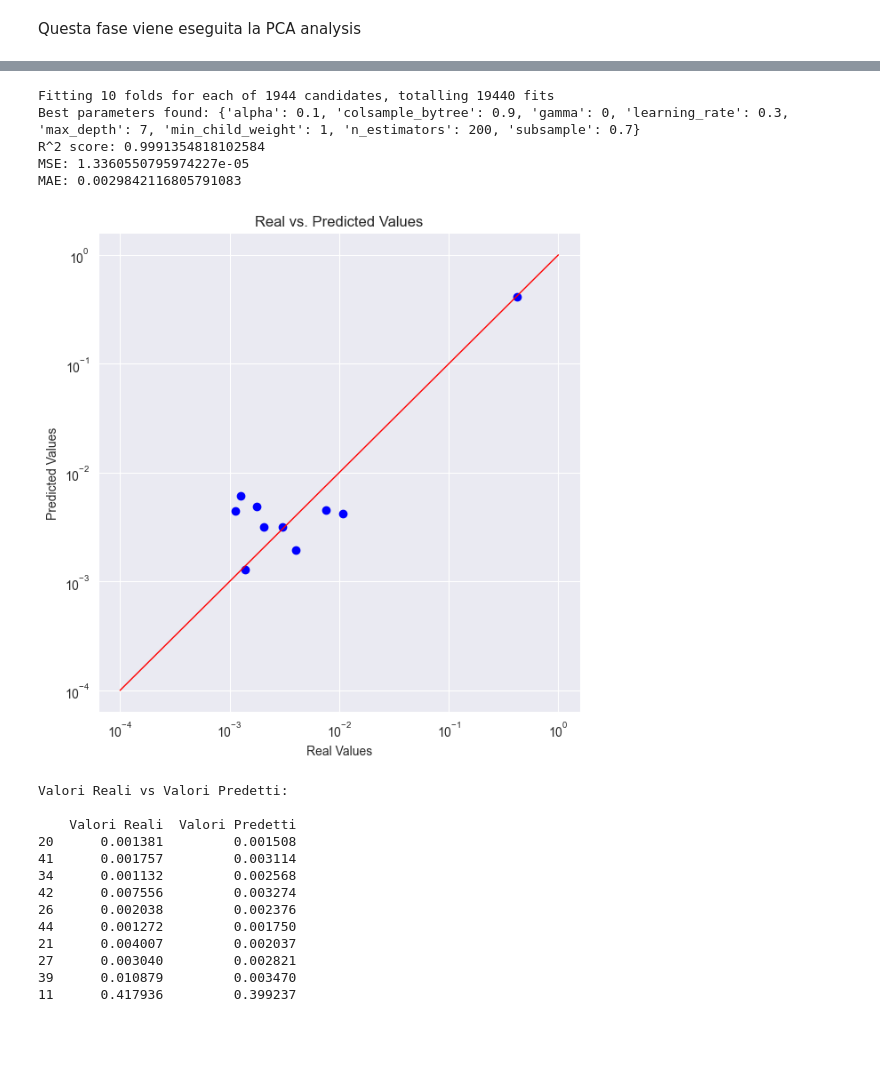
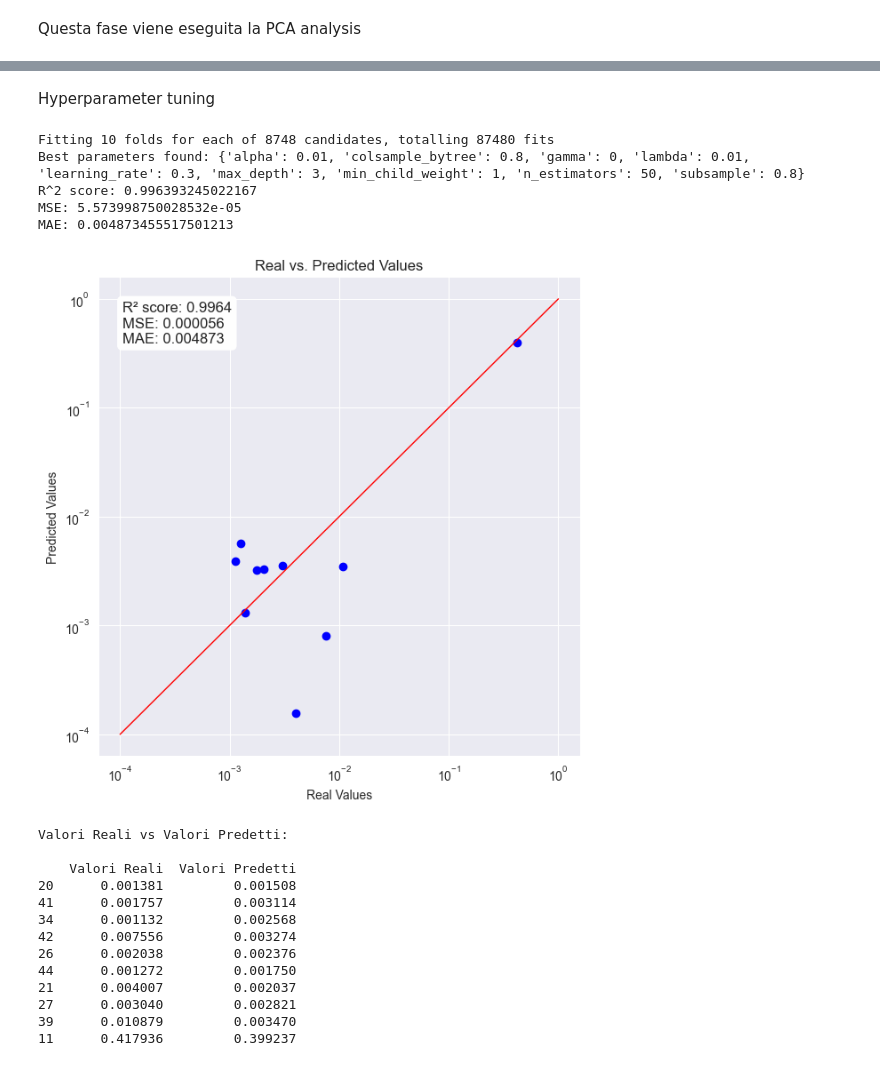
Before and after one commit to LorisMinetti/Permeability_Eval_AI, a Jupyter notebook: poker/Ech/Definitive.ipynb, the cells around one changed output, grey strips where cells are left out. Saved outputs shown, nothing was run; the diff lists cells and outputs as text; code cells hidden in the pictures; blank space fills up the shorter version.

```diff
--- a/poker/Ech/Definitive.ipynb
+++ b/poker/Ech/Definitive.ipynb
@@ -12,7 +12,7 @@ import matplotlib.pyplot as plt
 
 try:
 # Carica il tuo file XLSX
-    xlsx_file = 'C:/Users/loris/Desktop/Python Workspace/FirstTryMiller/dataset/richerDataset.xlsx'  # Sostituisci con il percorso del tuo file
+    xlsx_file = 'C:/Users/francesco01.lampa/PycharmProjects/Permeability_Eval_AI/dataset/richerDataset.xlsx'  # Sostituisci con il percorso del tuo file
 
 # Leggi i dati dal file XLSX e crea un DataFrame
     df: DataFrame = pd.read_excel(xlsx_file)
@@ -242,19 +251,20 @@ Hyperparameter tuning
+# %% [markdown]
+Hyperparameter tuning
 # %%
-from sklearn.metrics import mean_squared_error, mean_absolute_error
 from sklearn.model_selection import GridSearchCV, LeaveOneOut
 from tqdm import tqdm
 import joblib
 
 param_grid = {
     'n_estimators': [50, 100, 200],
-    'learning_rate': [0.01, 0.1, 0.15, 0.3],
+    'learning_rate': [0.01, 0.1, 0.3],
     'max_depth': [3, 5, 7],
-    'subsample': [0.5, 0.7, 0.8, 0.9],
-    'colsample_bytree': [0.5, 0.7, 0.9, 1],
+    'subsample': [0.7, 0.8, 0.9],
+    'colsample_bytree': [ 0.7, 0.8, 0.9],
     'min_child_weight': [1, 5],
-    'gamma': [0, 0.1, 0.2],
-    'lambda': [0, 0.01, 0.1, 1],
-    'alpha': [0, 0.01, 0.1, 1]
+    'gamma': [0, 0.1],
+    'lambda': [0.01, 0.1, 1],
+    'alpha': [0, 0.01, 0.1]
 }
 
 X = df_scaled.drop('k_m2', axis=1)
@@ -282,47 +292,41 @@ best_model = grid_search.best_estimator_
 y_pred = best_model.predict(X_test)
 
 print(f"Best parameters found: {grid_search.best_params_}")
 print(f"R^2 score: {r2_score(y_test, y_pred)}")
 print(f"MSE: {mean_squared_error(y_test, y_pred)}")
 print(f"MAE: {mean_absolute_error(y_test, y_pred)}")
 
 
-relative_path_png = 'C:/Users/loris/Desktop/Python Workspace/FirstTryMiller/pictures_extract/png/'
-relative_path_pdf = 'C:/Users/loris/Desktop/Python Workspace/FirstTryMiller/pictures_extract/pdf/'
-# Assicurati che la directory esista
-os.makedirs(os.path.dirname(relative_path_png), exist_ok=True)
-os.makedirs(os.path.dirname(relative_path_pdf), exist_ok=True)
-
 plt.figure(figsize=(7, 7))
 plt.scatter(y_test, y_pred, color='blue')  # Cambia il colore dei punti in blu
 plt.plot([10**-4, 10**0], [10**-4, 10**0], 'r-', lw=1)
 plt.xlabel('Real Values')
 plt.ylabel('Predicted Values')
 plt.title('Real vs. Predicted Values')
 plt.xscale('log', base=10)
 plt.yscale('log', base=10)
 plt.grid(True)  # Disabilita la griglia
 
 
 # Adding a text box with the R² score and random_state
-textstr = f'R² score: {r2_score(y_test, y_pred):.3f}'
-props = dict(boxstyle='round', facecolor='white', alpha=0.8)
+textstr = f'R² score: {r2_score(y_test, y_pred):.4f}\nMSE: {mean_squared_error(y_test, y_pred):.6f}\nMAE: {mean_absolute_error(y_test, y_pred):.6f}'
+props = dict(boxstyle='round', facecolor='white', alpha=0.99)
 plt.text(0.05, 0.95, textstr, transform=plt.gca().transAxes, fontsize=12,
          verticalalignment='top', bbox=props)
 
 # Salva il grafico come immagine PNG
 plt.savefig(f'{relative_path_png}hyperParam_tuning.png')  # Salva il grafico come immagine PNG
 # Salva il grafico come PDF
 plt.savefig(f'{relative_path_pdf}hyperParam_tuning.pdf', dpi=300)  # Salva il grafico come PDF
 
 plt.show()
 # %% [output]
-Fitting 10 folds for each of 1944 candidates, totalling 19440 fits
-Best parameters found: {'alpha': 0.1, 'colsample_bytree': 0.9, 'gamma': 0, 'learning_rate': 0.3, 'max_depth': 7, 'min_child_weight': 1, 'n_estimators': 200, 'subsample': 0.7}
-R^2 score: 0.9991354818102584
-MSE: 1.3360550795974227e-05
-MAE: 0.0029842116805791083
+Fitting 10 folds for each of 8748 candidates, totalling 87480 fits
+Best parameters found: {'alpha': 0.01, 'colsample_bytree': 0.8, 'gamma': 0, 'lambda': 0.01, 'learning_rate': 0.3, 'max_depth': 3, 'min_child_weight': 1, 'n_estimators': 50, 'subsample': 0.8}
+R^2 score: 0.996393245022167
+MSE: 5.573998750028532e-05
+MAE: 0.004873455517501213
-[figure, old version]
+[figure, new version]
 # %%
 # Crea un DataFrame con i valori reali e predetti
 results_df = pd.DataFrame({
```
Also changed, not shown: parts of 6 cells of this notebook, 8 other files.
